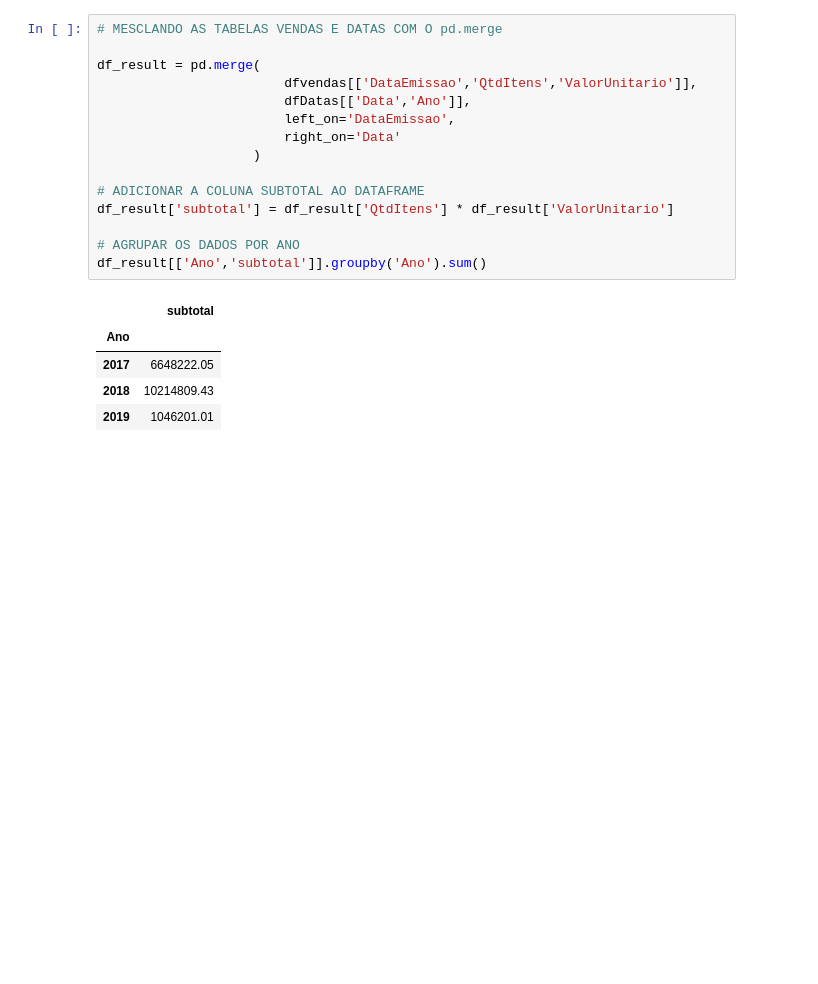
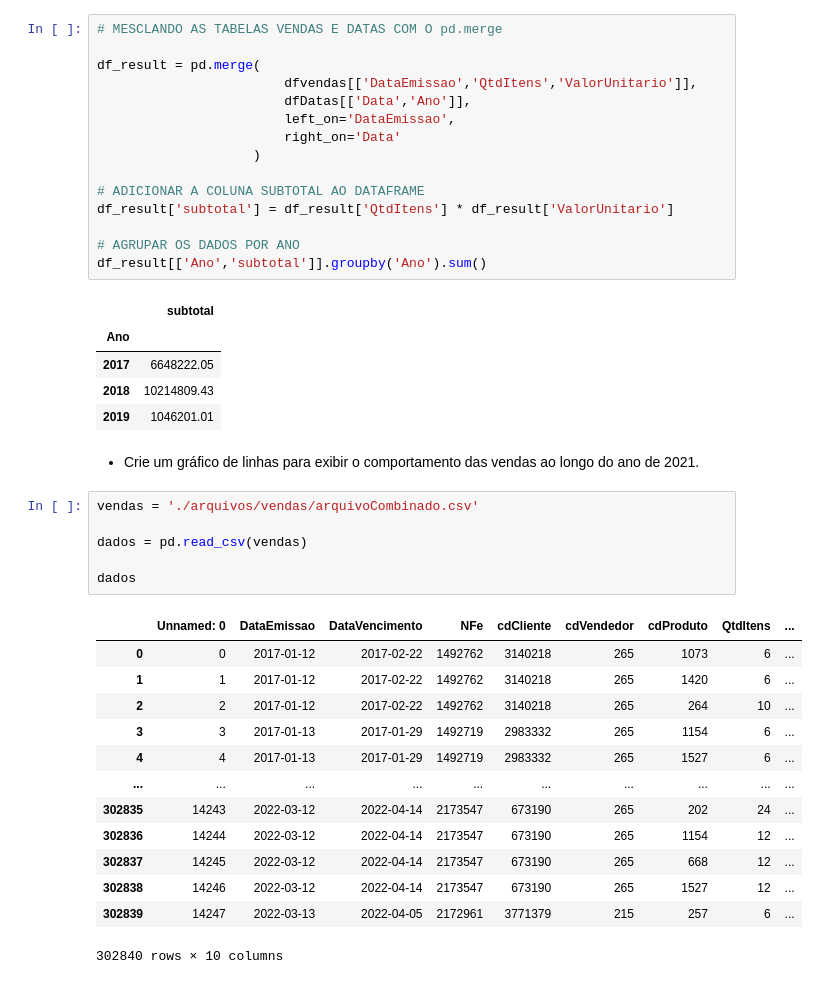
Before and after one commit to carmoemanoel/fundamentos-Big-data-SENAI-Python, a Jupyter notebook: DesafioPython-EmanoelCarmo/desafio-final-parte01.ipynb, the cells around one changed output. Saved outputs shown, nothing was run; the diff lists cells and outputs as text; blank space fills up the shorter version.

```diff
--- a/DesafioPython-EmanoelCarmo/desafio-final-parte01.ipynb
+++ b/DesafioPython-EmanoelCarmo/desafio-final-parte01.ipynb
@@ -124,3 +124,26 @@ df_result[['Ano','subtotal']].groupby('Ano').sum()
 | 2017 | 6648222.05 |
 | 2018 | 10214809.43 |
 | 2019 | 1046201.01 |
+# %% [markdown]
+- Crie um gráfico de linhas para exibir o comportamento das vendas ao
+longo do ano de 2021.
+# %%
+vendas = './arquivos/vendas/arquivoCombinado.csv'
+
+dados = pd.read_csv(vendas)
+
+dados
+# %% [output]
+|  | Unnamed: 0 | DataEmissao | DataVencimento | NFe | cdCliente | cdVendedor | cdProduto | QtdItens | ... |
+| 0 | 0 | 2017-01-12 | 2017-02-22 | 1492762 | 3140218 | 265 | 1073 | 6 | ... |
+| 1 | 1 | 2017-01-12 | 2017-02-22 | 1492762 | 3140218 | 265 | 1420 | 6 | ... |
+| 2 | 2 | 2017-01-12 | 2017-02-22 | 1492762 | 3140218 | 265 | 264 | 10 | ... |
+| 3 | 3 | 2017-01-13 | 2017-01-29 | 1492719 | 2983332 | 265 | 1154 | 6 | ... |
+| 4 | 4 | 2017-01-13 | 2017-01-29 | 1492719 | 2983332 | 265 | 1527 | 6 | ... |
+| ... | ... | ... | ... | ... | ... | ... | ... | ... | ... |
+| 302835 | 14243 | 2022-03-12 | 2022-04-14 | 2173547 | 673190 | 265 | 202 | 24 | ... |
+| 302836 | 14244 | 2022-03-12 | 2022-04-14 | 2173547 | 673190 | 265 | 1154 | 12 | ... |
+| 302837 | 14245 | 2022-03-12 | 2022-04-14 | 2173547 | 673190 | 265 | 668 | 12 | ... |
+| 302838 | 14246 | 2022-03-12 | 2022-04-14 | 2173547 | 673190 | 265 | 1527 | 12 | ... |
+| 302839 | 14247 | 2022-03-13 | 2022-04-05 | 2172961 | 3771379 | 215 | 257 | 6 | ... |
+302840 rows × 10 columns
```
Also changed, not shown: parts of 2 cells of this notebook.
